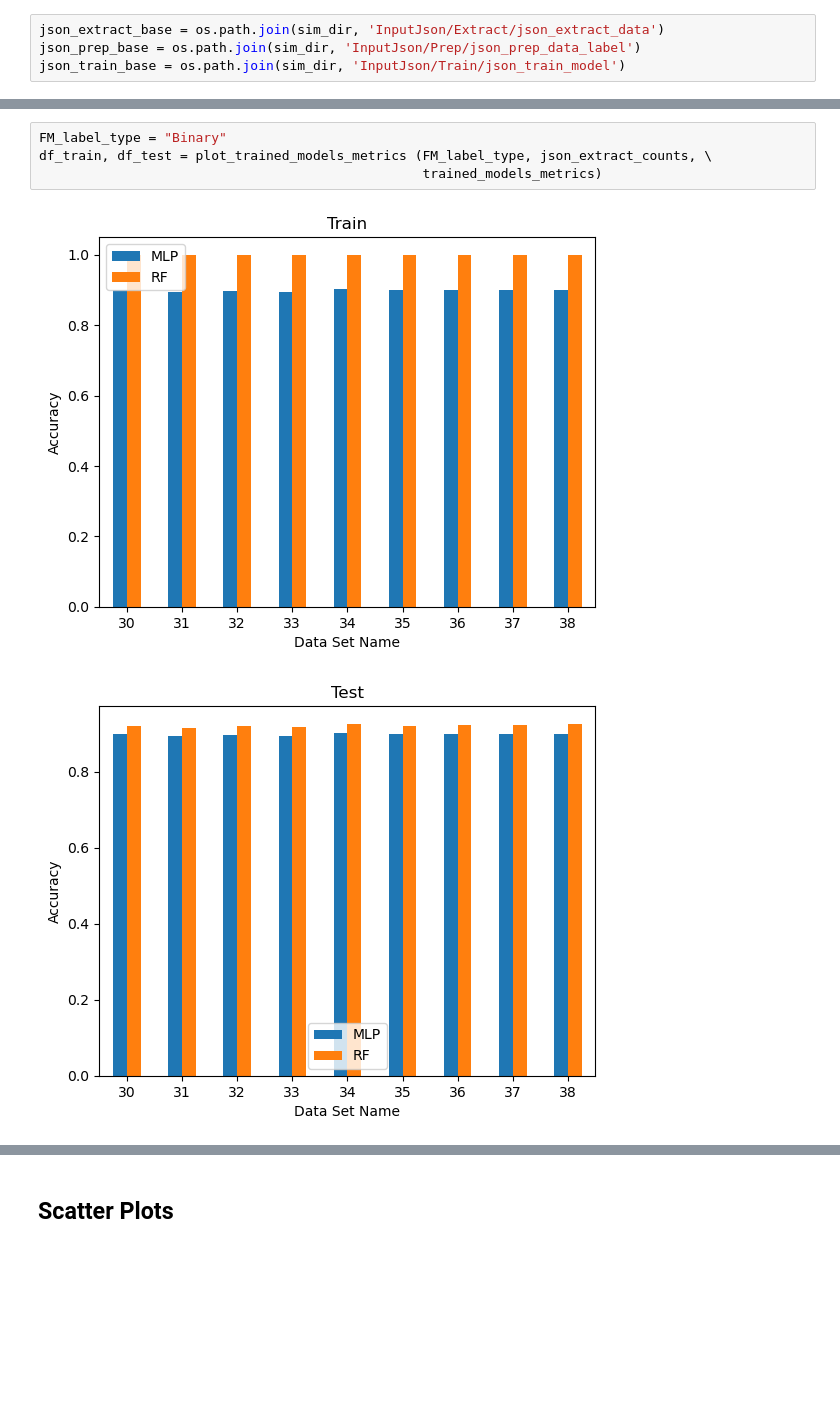
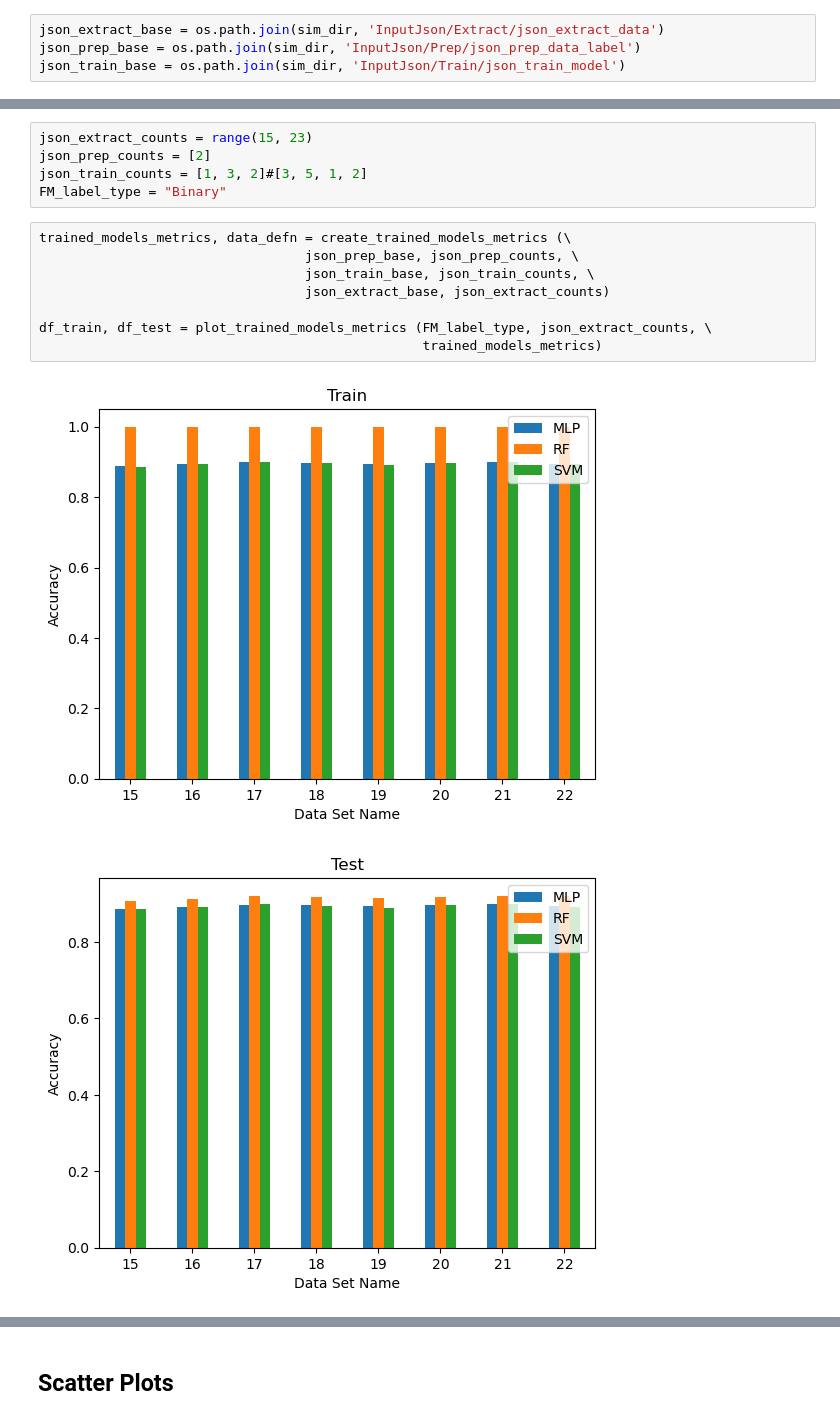
Before and after one commit to LLNL/MLAP, a Jupyter notebook: SJSU/Step3_TrainModel/EvaluateTrainedModels.ipynb, the cells around one changed output, grey strips where cells are left out. Cells and saved outputs as stored; diff of their text form; blank space fills up the shorter version.

Commit message:
Create data definition as well when generating trained model metrics

```diff
--- a/SJSU/Step3_TrainModel/EvaluateTrainedModels.ipynb
+++ b/SJSU/Step3_TrainModel/EvaluateTrainedModels.ipynb
@@ -74,7 +89,16 @@ df_test
+# %%
+json_extract_counts = range(15, 23)
+json_prep_counts = [2]
+json_train_counts = [1, 3, 2]#[3, 5, 1, 2]
+FM_label_type = "Binary"
 # %%
-FM_label_type = "Binary"
+trained_models_metrics, data_defn = create_trained_models_metrics (\
+                                  json_prep_base, json_prep_counts, \
+                                  json_train_base, json_train_counts, \
+                                  json_extract_base, json_extract_counts)
+
 df_train, df_test = plot_trained_models_metrics (FM_label_type, json_extract_counts, \
                                                  trained_models_metrics)
 # %% [output]
-[figure, old version]
+[figure, new version]
-[figure, old version]
+[figure, new version]
```
Also changed, not shown: parts of 18 cells of this notebook, 1 other file.
